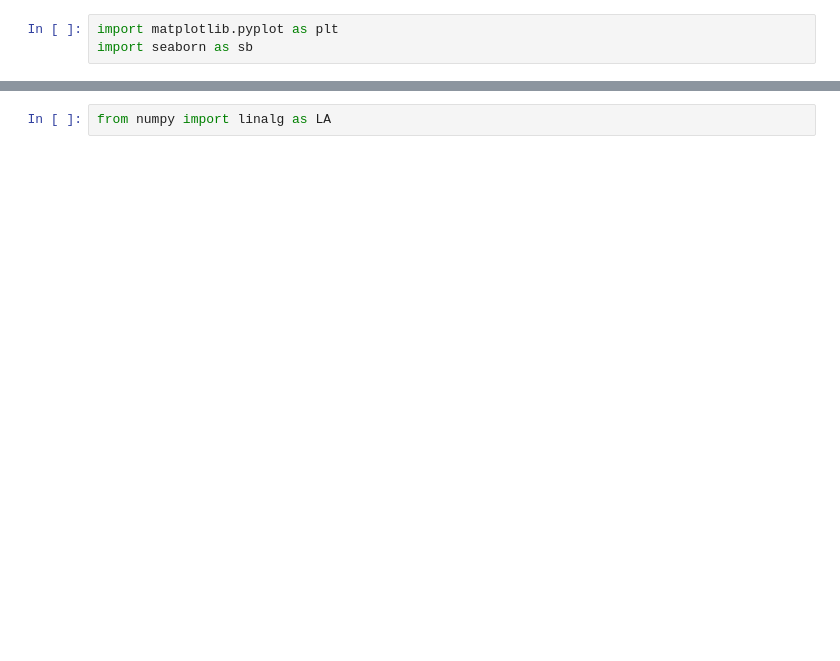
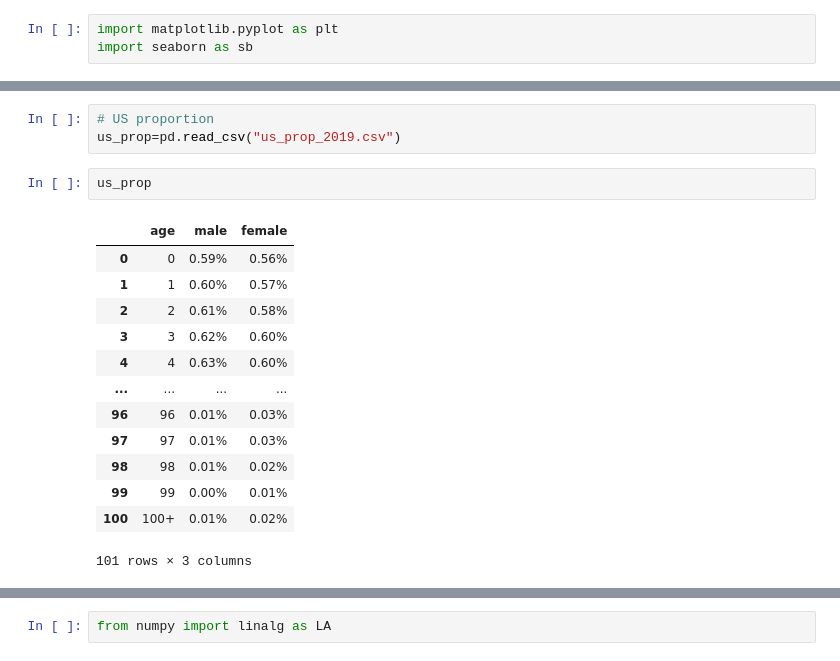
Before and after one commit to seibikobara/570_project, a Jupyter notebook: contact_matrix.ipynb, the cells around one changed output, grey strips where cells are left out. Drawn from its saved outputs; the diff is of its cells as text; blank space fills up the shorter version.

```diff
--- a/contact_matrix.ipynb
+++ b/contact_matrix.ipynb
@@ -274 +312,20 @@ output_figure.savefig('our_coontact_matrix.png', dpi=1200)
 <Figure size 1440x2520 with 0 Axes>
+# %%
+# US proportion
+us_prop=pd.read_csv("us_prop_2019.csv")
+# %%
+us_prop
+# %% [output]
+|  | age | male | female |
+| 0 | 0 | 0.59% | 0.56% |
+| 1 | 1 | 0.60% | 0.57% |
+| 2 | 2 | 0.61% | 0.58% |
+| 3 | 3 | 0.62% | 0.60% |
+| 4 | 4 | 0.63% | 0.60% |
+| ... | ... | ... | ... |
+| 96 | 96 | 0.01% | 0.03% |
+| 97 | 97 | 0.01% | 0.03% |
+| 98 | 98 | 0.01% | 0.02% |
+| 99 | 99 | 0.00% | 0.01% |
+| 100 | 100+ | 0.01% | 0.02% |
+101 rows × 3 columns
```
Also changed, not shown: parts of 21 cells of this notebook, 2 other files.
